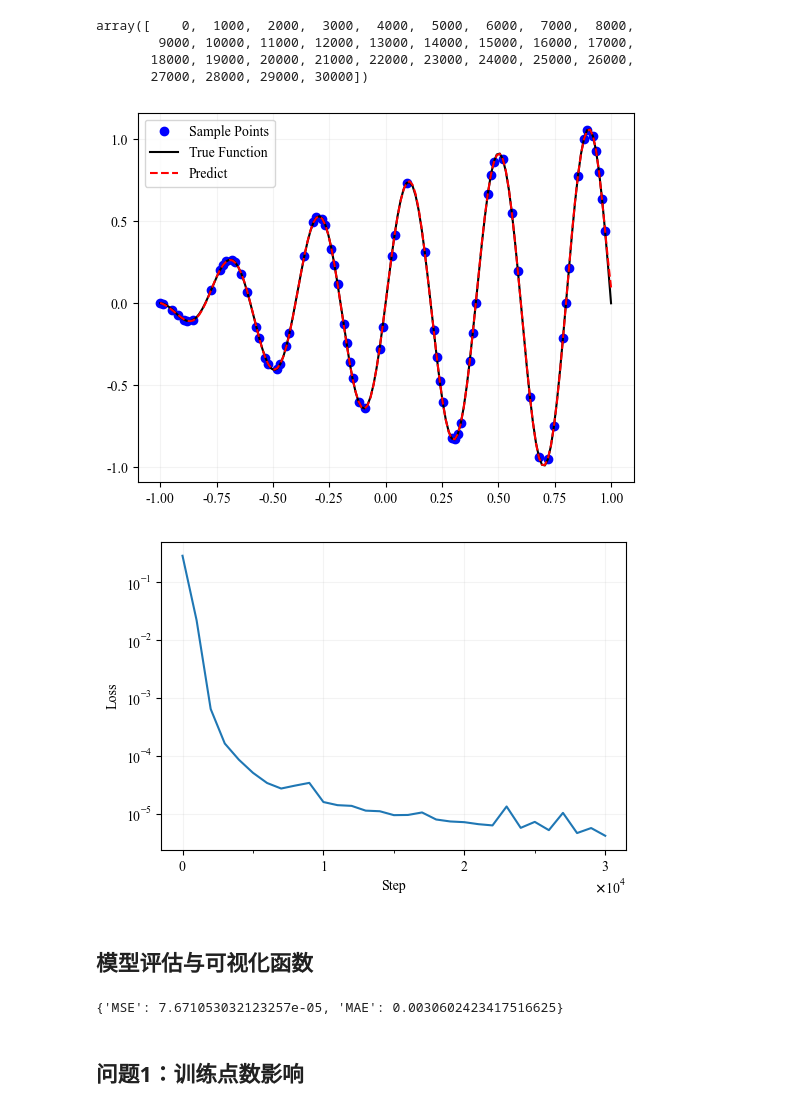
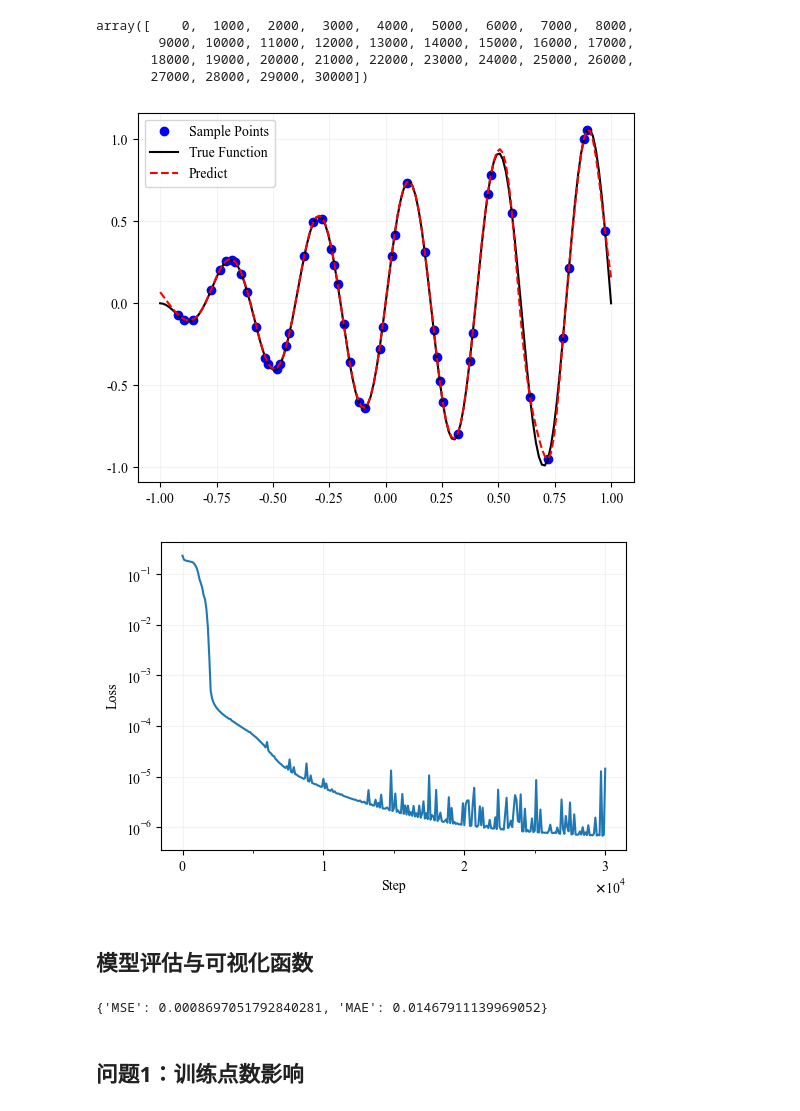
Before and after one commit to ExplorXin/SciML_Course_Homework, a Jupyter notebook: hom1/main.ipynb, the cells around one changed output. Saved outputs shown, nothing was run; the diff lists cells and outputs as text; code cells hidden in the pictures.

```diff
--- a/hom1/main.ipynb
+++ b/hom1/main.ipynb
@@ -63,7 +63,7 @@ def target_func(x):
     return  np.sin(5*np.pi*x) * np.log(x+2)
 
 # 生成数据
-def generate_data(num_train=75): # 样本点数
+def generate_data(num_train=50): # 样本点数
     num_test = 151 # 全集与样本点数
     x = np.linspace(-1, 1, num_test).reshape((-1, 1))
     y = target_func(x)
@@ -74,7 +74,7 @@ def generate_data(num_train=75): # 样本点数
     return x_train, y_train, x, y
 
 # 训练点数
-num_train = 75
+num_train = 50
 # 数据集
 x_train, y_train, x_ref, y_ref = generate_data(num_train)
 
@@ -90,13 +90,13 @@ plt.show()
 # %%
 ## ----模型训练---
 '''默认参数
-layers=[1, 50, 50, 1],
+layers=[1, 20, 20, 1],
 actn='tanh',
 epochs=30000
 '''
 
 # 训练模型
-def train_model(x_train, y_train, layers=[1, 50, 50, 1], actn='tanh', epochs=30000):
+def train_model(x_train, y_train, layers=[1, 20, 20, 1], actn='tanh', epochs=30000):
     # 网络模型
     model = FNN(layers, actn)
     model = model.to(device)
@@ -122,7 +122,10 @@ def train_model(x_train, y_train, layers=[1, 50, 50, 1], actn='tanh', epochs=300
         opt.zero_grad() #梯度清零
         loss.backward()
         opt.step()
-        loss_history.append(loss.item())
+        # loss_history.append(loss.item())
+
+        if epoch%100 == 0:
+            loss_history.append(loss.item())
 
         if epoch%1000 == 0:
             # print('Steps: %d, loss: %.3e'%(epoch, loss.item()))
@@ -147,7 +150,7 @@ array([    0,  1000,  2000,  3000,  4000,  5000,  6000,  7000,  8000,
 # %%
 ## ----初始测验----
 #  网络结构层数与深度
-layers = [1] + [50]*2 + [1]
+layers = [1] + [20]*2 + [1]
 # 激活函数
 actn = 'tanh'
 # 训练轮次
@@ -170,32 +173,31 @@ plt.legend()
 plt.grid(ls='-', alpha=0.15)
 plt.show()
 # %% [output]
-[figure, old version]
+[figure, new version]
 # %%
 # 损失函数
-partial_n = np.array([i for i in range(0,epochs+1,1000)])
+partial_100n = np.array([j for j in range(0,epochs+1,100)])
 
 fig, ax = plt.subplots(figsize=(6,4))
-plt.plot(partial_n, partial_loss)
-
+plt.plot(partial_100n, loss)
 
 ax.set_yscale('log')
 ax.yaxis.set_major_locator(ticker.LogLocator(base=10))
 ax.yaxis.set_minor_locator(ticker.NullLocator())
 
 ax.xaxis.set_major_locator(ticker.MultipleLocator(10000))
 ax.xaxis.set_minor_locator(ticker.MultipleLocator(5000))
 
 formatter = ticker.ScalarFormatter(useMathText=True)
 formatter.set_powerlimits((4,4))
 ax.xaxis.set_major_formatter(formatter)
 
 plt.xlabel('Step')
 plt.ylabel('Loss')
 plt.grid(ls='-', alpha=0.15)
 plt.show()
 # %% [output]
-[figure, old version]
+[figure, new version]
 # %% [markdown]
 ## 模型评估与可视化函数
 # %%
@@ -219,7 +221,7 @@ def evaluate(model):
 test = evaluate(model)
 print(dict(zip(['MSE','MAE'],test[3:])))
 # %% [output]
-{'MSE': 7.671053032123257e-05, 'MAE': 0.0030602423417516625}
+{'MSE': 0.0008697051792840281, 'MAE': 0.01467911139969052}
 # %%
 ## ----可视化----
 
```
Also changed, not shown: parts of 8 cells of this notebook, 15 other files.
